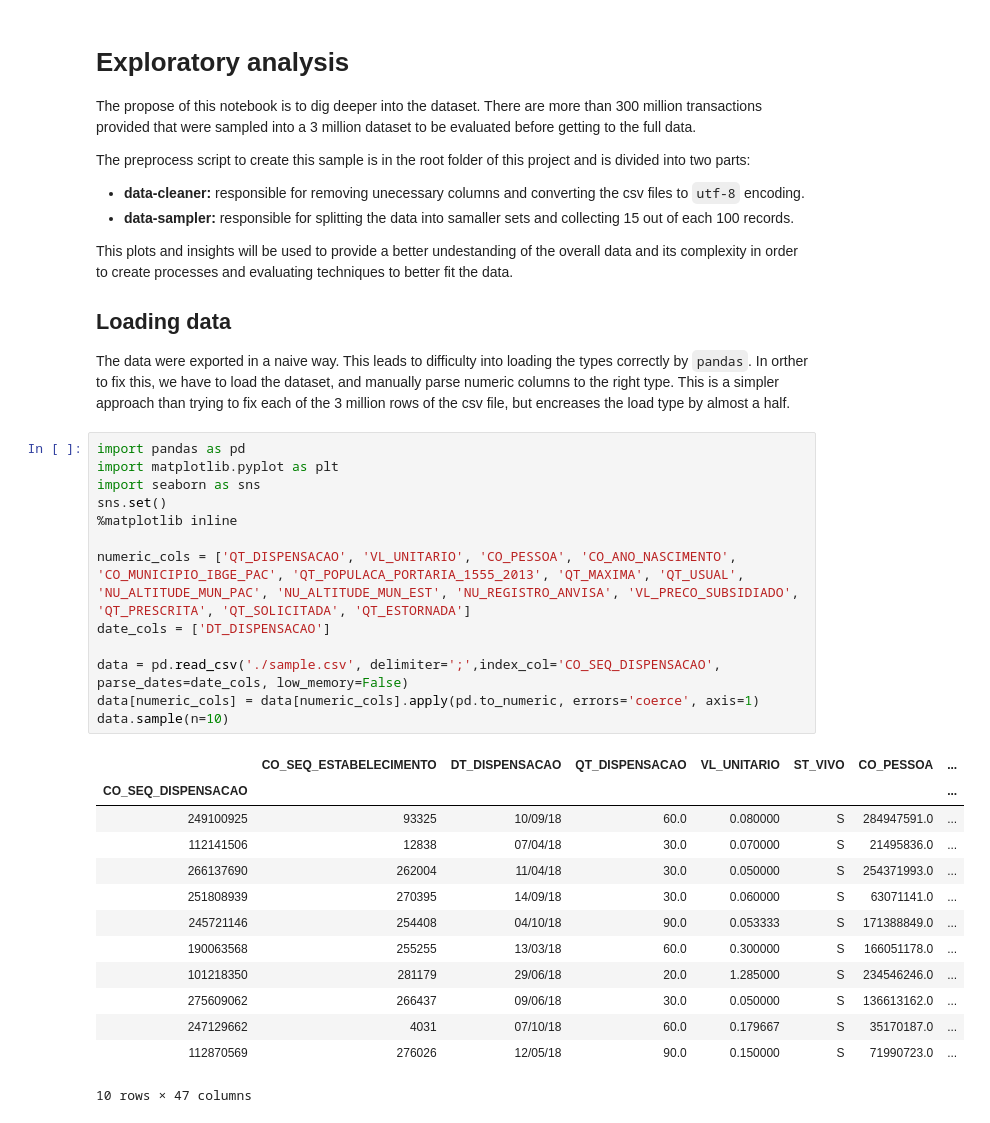
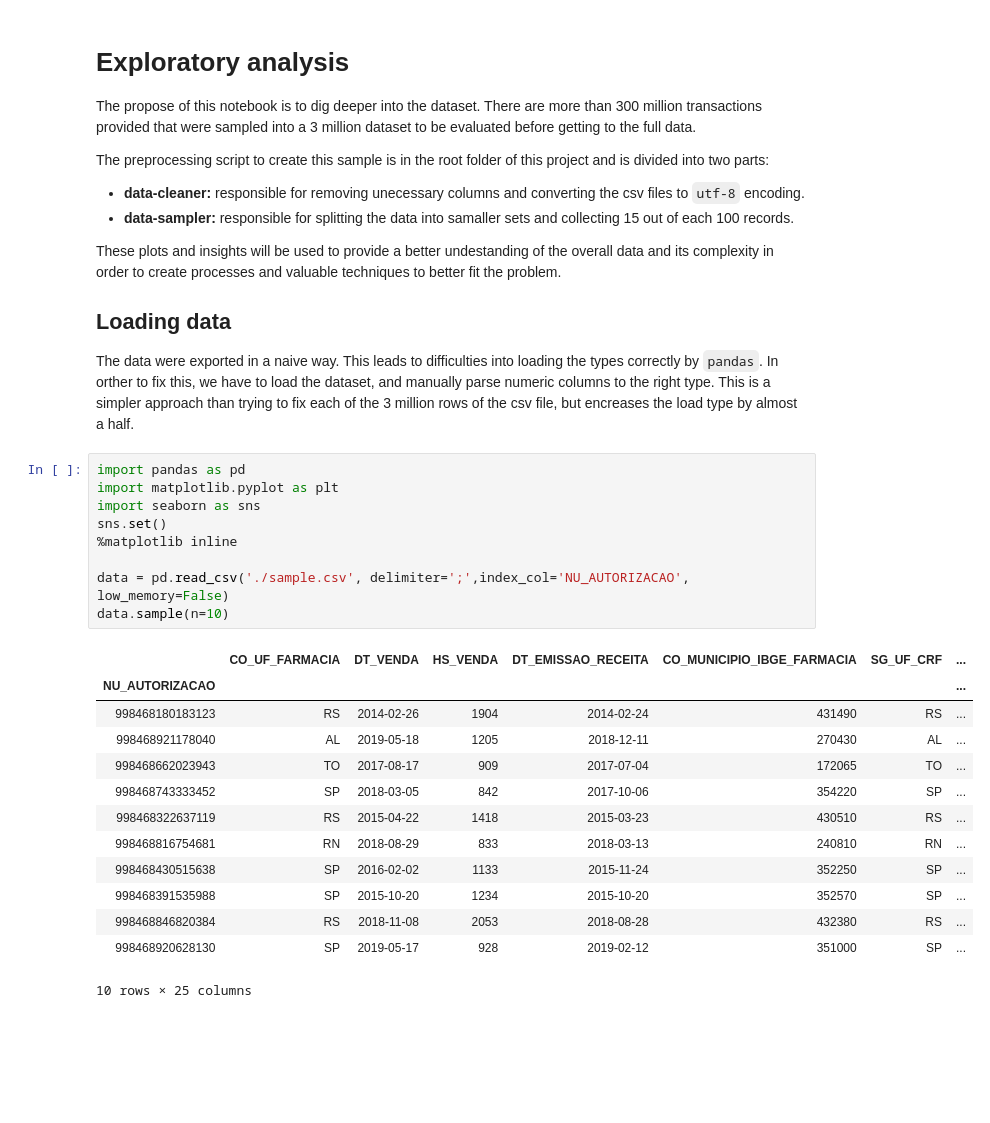
Before and after one commit to ArthurJahn/MLND-Capstone-project, a Jupyter notebook: exploratory_analisys.ipynb, the cells around one changed output. Drawn from its saved outputs; the diff is of its cells as text; blank space fills up the shorter version.

```diff
--- a/exploratory_analisys.ipynb
+++ b/exploratory_analisys.ipynb
@@ -4,43 +4,38 @@
 The propose of this notebook is to dig deeper into the dataset. There are more than 300 million
 transactions provided that were sampled into a 3 million dataset to be evaluated before getting to the full data.
 
-The preprocess script to create this sample is in the root folder of this project and is divided into two parts:
+The preprocessing script to create this sample is in the root folder of this project and is divided into two parts:
 
    - **data-cleaner:** responsible for removing unecessary columns and converting the csv files to `utf-8` encoding.
    - **data-sampler:** responsible for splitting the data into samaller sets and collecting 15 out of each 100 records.
 
-This plots and insights will be used to provide a better undestanding of the overall data and its complexity in order
-to create processes and evaluating techniques to better fit the data.
+These plots and insights will be used to provide a better undestanding of the overall data and its complexity in order to create processes and valuable techniques to better fit the problem.
 
 ## Loading data
 
-The data were exported in a naive way. This leads to difficulty into loading the types correctly by `pandas`. In orther to fix this, we have to load the dataset, and manually parse numeric columns to the right type. This is a simpler approach than trying to fix each of the 3 million rows of the csv file, but encreases the load type by almost a half.
+The data were exported in a naive way. This leads to difficulties into loading the types correctly by `pandas`. In orther to fix this, we have to load the dataset, and manually parse numeric columns to the right type. This is a simpler approach than trying to fix each of the 3 million rows of the csv file, but encreases the load type by almost a half.
 # %%
 import pandas as pd
 import matplotlib.pyplot as plt
 import seaborn as sns
 sns.set()
 %matplotlib inline
 
-numeric_cols = ['QT_DISPENSACAO', 'VL_UNITARIO', 'CO_PESSOA', 'CO_ANO_NASCIMENTO', 'CO_MUNICIPIO_IBGE_PAC', 'QT_POPULACA_PORTARIA_1555_2013', 'QT_MAXIMA', 'QT_USUAL', 'NU_ALTITUDE_MUN_PAC', 'NU_ALTITUDE_MUN_EST', 'NU_REGISTRO_ANVISA', 'VL_PRECO_SUBSIDIADO', 'QT_PRESCRITA', 'QT_SOLICITADA', 'QT_ESTORNADA']
-date_cols = ['DT_DISPENSACAO']
-
-data = pd.read_csv('./sample.csv', delimiter=';',index_col='CO_SEQ_DISPENSACAO', parse_dates=date_cols, low_memory=False)
-data[numeric_cols] = data[numeric_cols].apply(pd.to_numeric, errors='coerce', axis=1)
+data = pd.read_csv('./sample.csv', delimiter=';',index_col='NU_AUTORIZACAO', low_memory=False)
 data.sample(n=10)
 # %% [output]
-|  | CO_SEQ_ESTABELECIMENTO | DT_DISPENSACAO | QT_DISPENSACAO | VL_UNITARIO | ST_VIVO | CO_PESSOA | ... |
-| CO_SEQ_DISPENSACAO |  |  |  |  |  |  | ... |
-| 249100925 | 93325 | 10/09/18 | 60.0 | 0.080000 | S | 284947591.0 | ... |
-| 112141506 | 12838 | 07/04/18 | 30.0 | 0.070000 | S | 21495836.0 | ... |
-| 266137690 | 262004 | 11/04/18 | 30.0 | 0.050000 | S | 254371993.0 | ... |
-| 251808939 | 270395 | 14/09/18 | 30.0 | 0.060000 | S | 63071141.0 | ... |
-| 245721146 | 254408 | 04/10/18 | 90.0 | 0.053333 | S | 171388849.0 | ... |
-| 190063568 | 255255 | 13/03/18 | 60.0 | 0.300000 | S | 166051178.0 | ... |
-| 101218350 | 281179 | 29/06/18 | 20.0 | 1.285000 | S | 234546246.0 | ... |
-| 275609062 | 266437 | 09/06/18 | 30.0 | 0.050000 | S | 136613162.0 | ... |
-| 247129662 | 4031 | 07/10/18 | 60.0 | 0.179667 | S | 35170187.0 | ... |
-| 112870569 | 276026 | 12/05/18 | 90.0 | 0.150000 | S | 71990723.0 | ... |
+|  | CO_UF_FARMACIA | DT_VENDA | HS_VENDA | DT_EMISSAO_RECEITA | CO_MUNICIPIO_IBGE_FARMACIA | SG_UF_CRF | ... |
+| NU_AUTORIZACAO |  |  |  |  |  |  | ... |
+| 998468180183123 | RS | 2014-02-26 | 1904 | 2014-02-24 | 431490 | RS | ... |
+| 998468921178040 | AL | 2019-05-18 | 1205 | 2018-12-11 | 270430 | AL | ... |
+| 998468662023943 | TO | 2017-08-17 | 909 | 2017-07-04 | 172065 | TO | ... |
+| 998468743333452 | SP | 2018-03-05 | 842 | 2017-10-06 | 354220 | SP | ... |
+| 998468322637119 | RS | 2015-04-22 | 1418 | 2015-03-23 | 430510 | RS | ... |
+| 998468816754681 | RN | 2018-08-29 | 833 | 2018-03-13 | 240810 | RN | ... |
+| 998468430515638 | SP | 2016-02-02 | 1133 | 2015-11-24 | 352250 | SP | ... |
+| 998468391535988 | SP | 2015-10-20 | 1234 | 2015-10-20 | 352570 | SP | ... |
+| 998468846820384 | RS | 2018-11-08 | 2053 | 2018-08-28 | 432380 | RS | ... |
+| 998468920628130 | SP | 2019-05-17 | 928 | 2019-02-12 | 351000 | SP | ... |
-10 rows × 47 columns
+10 rows × 25 columns
 # %%
 data.dropna(inplace=True)
```
Also changed, not shown: parts of 21 cells of this notebook.
